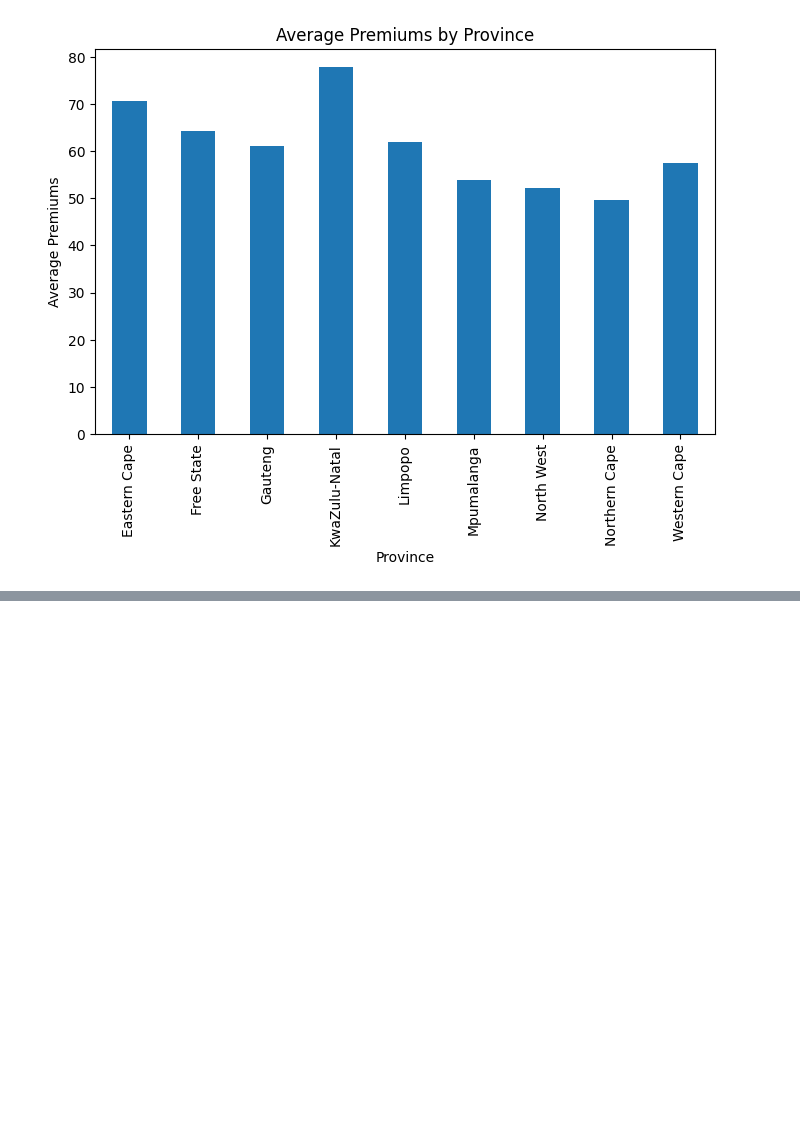
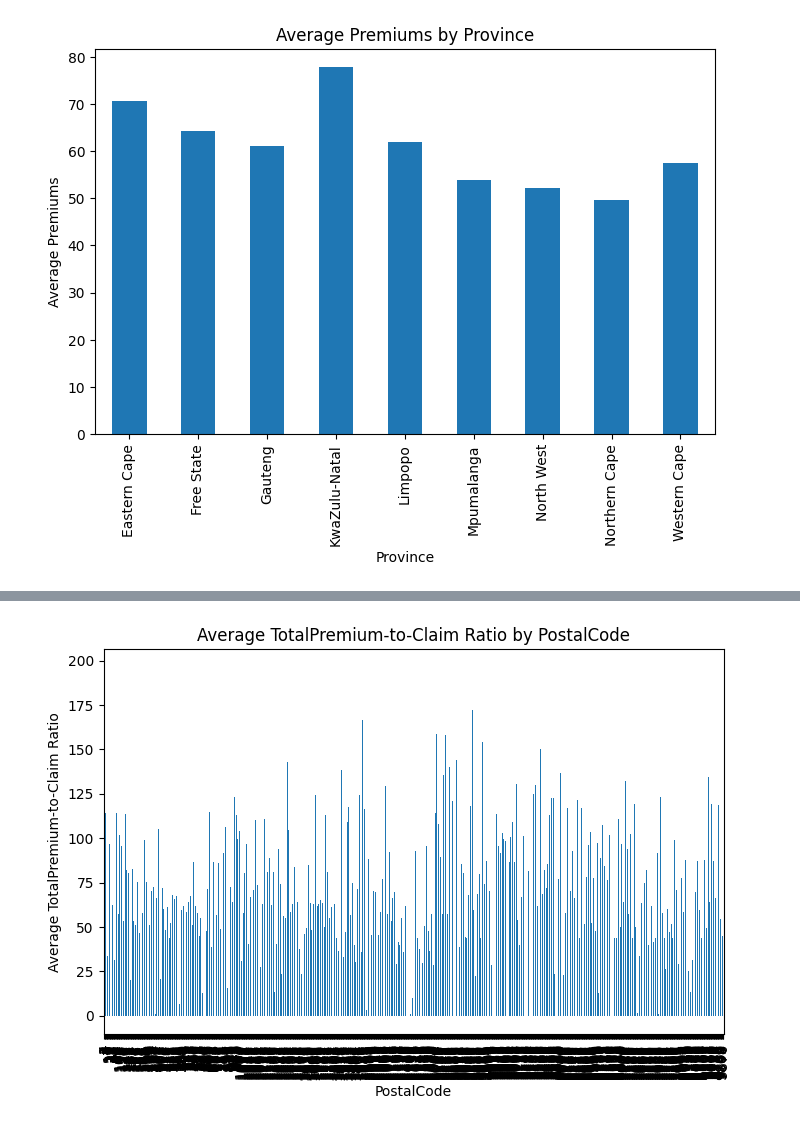
Before and after one commit to mebratuteshale/insurance-analysis, a Jupyter notebook: notebooks/insurance_data_analysis.ipynb, the cells around one changed output, grey strips where cells are left out. Saved outputs shown, nothing was run; the diff lists cells and outputs as text; code cells hidden in the pictures; blank space fills up the shorter version.

```diff
--- a/notebooks/insurance_data_analysis.ipynb
+++ b/notebooks/insurance_data_analysis.ipynb
@@ -88,0 +91,5 @@ analysis.visualize_premium_to_claim_ratio_by_gender()
+# %%
+# Visualize premium-to-claim ratio by zipcode
+analysis.visualize_premium_to_claim_ratio_by_zipcode()
+# %% [output]
+[figure, added]
```
Also changed, not shown: parts of 4 cells of this notebook, 1 other file.
